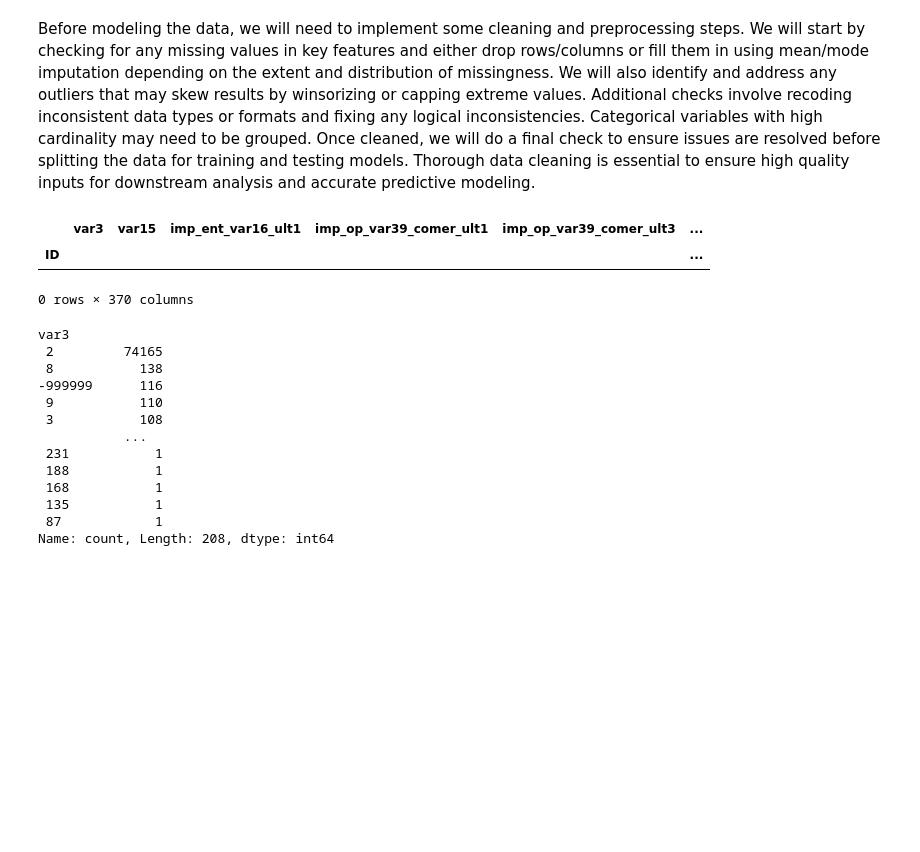
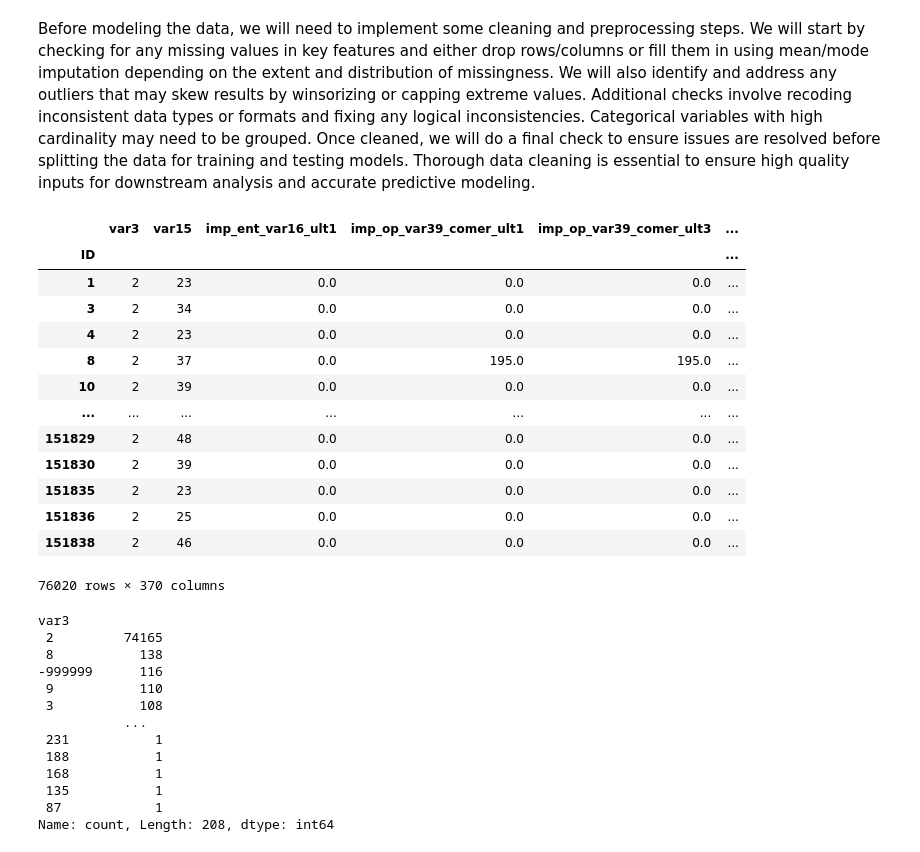
Before and after one commit to abu14/Kaggle_Project_Notebooks, a Jupyter notebook: santander-customer-satisfaction-xgboost.ipynb, the cells around one changed output. Saved outputs shown, nothing was run; the diff lists cells and outputs as text; code cells hidden in the pictures; blank space fills up the shorter version.

```diff
--- a/santander-customer-satisfaction-xgboost.ipynb
+++ b/santander-customer-satisfaction-xgboost.ipynb
@@ -251,19 +251,28 @@ False
 # %%
 rows_with_value = training[training == -999999]
 
-# Filter out rows with NaN values
-rows_with_value = rows_with_value.dropna()
 
 # Get the index of the rows
 index_of_rows = rows_with_value.index
 
 # Get the rows themselves
 rows_with_value_df = training.loc[index_of_rows]
 rows_with_value_df
 # %% [output]
 |  | var3 | var15 | imp_ent_var16_ult1 | imp_op_var39_comer_ult1 | imp_op_var39_comer_ult3 | ... |
 | ID |  |  |  |  |  | ... |
+| 1 | 2 | 23 | 0.0 | 0.0 | 0.0 | ... |
+| 3 | 2 | 34 | 0.0 | 0.0 | 0.0 | ... |
+| 4 | 2 | 23 | 0.0 | 0.0 | 0.0 | ... |
+| 8 | 2 | 37 | 0.0 | 195.0 | 195.0 | ... |
+| 10 | 2 | 39 | 0.0 | 0.0 | 0.0 | ... |
+| ... | ... | ... | ... | ... | ... | ... |
+| 151829 | 2 | 48 | 0.0 | 0.0 | 0.0 | ... |
+| 151830 | 2 | 39 | 0.0 | 0.0 | 0.0 | ... |
+| 151835 | 2 | 23 | 0.0 | 0.0 | 0.0 | ... |
+| 151836 | 2 | 25 | 0.0 | 0.0 | 0.0 | ... |
+| 151838 | 2 | 46 | 0.0 | 0.0 | 0.0 | ... |
-0 rows × 370 columns
+76020 rows × 370 columns
 # %%
 training['var3'].value_counts()
 # %% [output]
```
Also changed, not shown: parts of 10 cells of this notebook.
